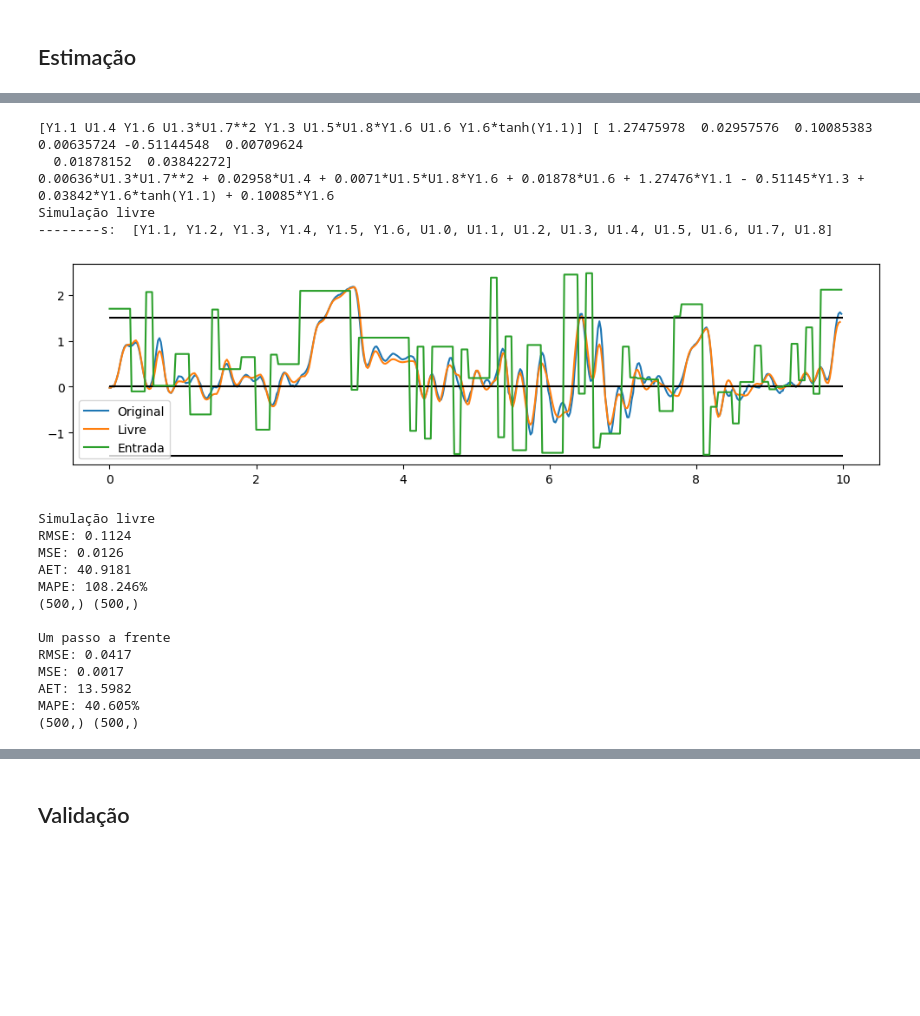
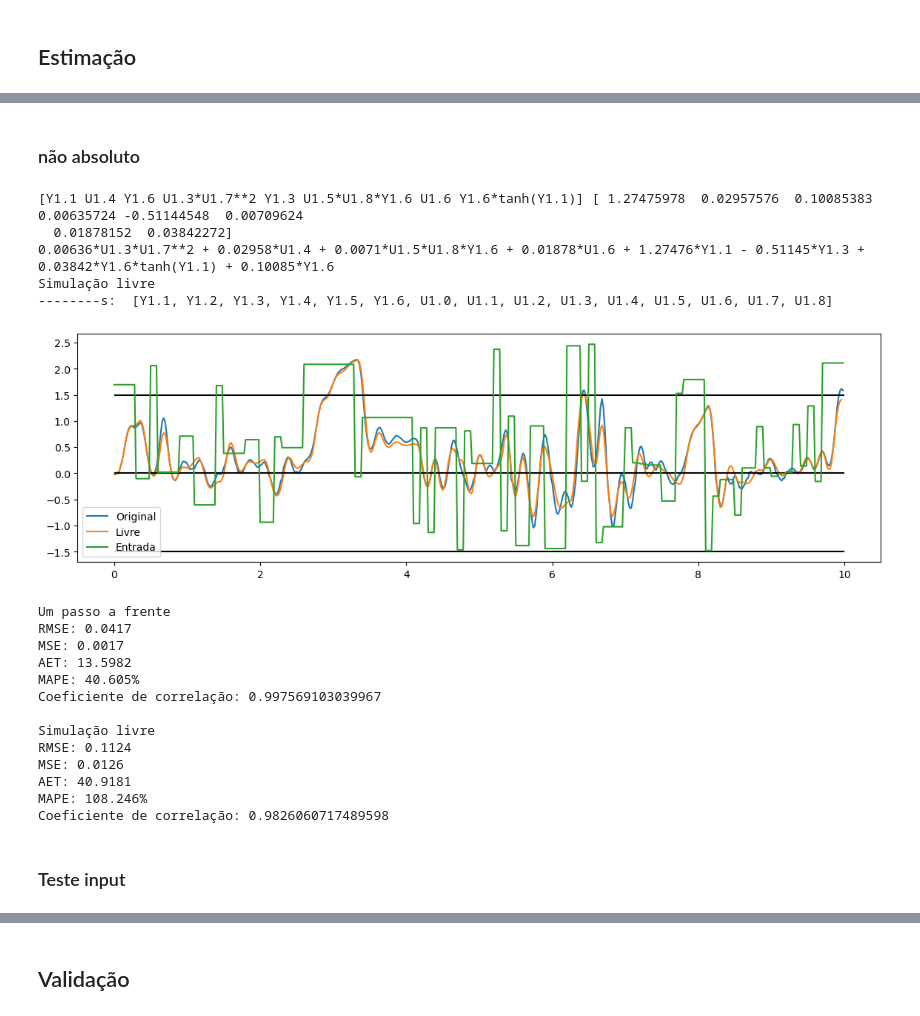
Before and after one commit to JonhLucas/NARX_MISO, a Jupyter notebook: simpleNarx/couplemotor.ipynb, the cells around one changed output, grey strips where cells are left out. Cells and saved outputs as stored; diff of their text form; code cells hidden in the pictures; blank space fills up the shorter version.

```diff
--- a/simpleNarx/couplemotor.ipynb
+++ b/simpleNarx/couplemotor.ipynb
@@ -14,6 +14,7 @@ import sys
 sys.path.append("..")
 
 from structureSelector import *
+from structureSelector2 import structureSelectorV2
 from methods.utils.utilities import *
 
 def metrics(y, yest):
@@ -24,15 +25,14 @@ def metrics(y, yest):
     rmse = np.sqrt(mse)
     aet = np.sum(np.abs(residuo1))
     print('RMSE:', round(rmse, 4),'\nMSE:', round(mse, 4), '\nAET:', round(aet, 4), '\nMAPE:', str(round(mape, 5)) + '%')
-    coeficiente_hat = np.corrcoef(y, yest)[0, 1]
-    coeficiente_livre = np.corrcoef(y, yest)[0, 1]
-    print(coeficiente_hat, coeficiente_livre)
+    coeficiente_corr = np.corrcoef(y, yest)[0, 1]
+    print("Coeficiente de correlação:", coeficiente_corr)
     #print(y.shape, yest.shape)
 
 mat_content1 = sc.loadmat("../data/DATAPRBS.MAT")
 
 u1 = mat_content1['u2']
-z1 = mat_content1['z2']
+z1 = mat_content1['z2'] / 5.5
 
 zc1 = z1.copy()
 l1 = np.array([33, 57, 77, 92, 107, 133, 162, 197, 232, 273, 293, 307, 337, 372, 388, 407, 437, 452, 473])
@@ -67,7 +65,7 @@ x3 = np.zeros(z1.shape)
 c = np.array([[5017, -19.61, -504.2, -2747],
               [4015, -17.96, -463.7, -2094],
                [5174, -20.52, -512.5, -2931]])
-j = 1
+j = 2
 for i in range(1, z1.shape[0]):
     dx3 = c[j][0] * U[i-1] + c[j][1] * x3[i-1] + c[j][2] * x2[i-1] + c[j][3] * x1[i-1]
     x3[i] = x3[i-1] + Ts * dx3
@@ -281,3 +223,30 @@ fig.show()'''
 # %% [output]
 dict_keys(['u11', 'u12', 'z11', 'z12'])
 "fig=px.line(x=t, y=np.squeeze(z12), height=400, width=1300)\nfig.add_scatter(x=t, y=np.squeeze(z12), mode='lines')\nfig.add_scatter(x=t, y=np.squeeze(u12), mode='lines')\nfig.show()"
+# %%
+'''Y = np.zeros(z11.shape)
+U = u12.copy()
+Ts = 0.02
+
+x1 = np.zeros(z1.shape)
+x2 = np.zeros(z1.shape)
+x3 = np.zeros(z1.shape)
+
+c = np.array([[2132, -24.83, -548.0, -2609],
+                [2567, -23.93, -627.4, -3293],
+                [2922, -27.09, -668.9, -3834],
+                [4186, -41.64, -870.8, -5684],
+                [10370, -124.9, -2694, -23220]])
+j = 2
+for i in range(1, z1.shape[0]):
+    dx3 = c[j][0] * U[i-1] + c[j][1] * x3[i-1] + c[j][2] * x2[i-1] + c[j][3] * x1[i-1]
+    x3[i] = x3[i-1] + Ts * dx3
+    x2[i] = x2[i-1] + Ts * x3[i][0]
+    x1[i] = x1[i-1] + Ts * x2[i][0]
+
+tt = np.arange(0, 10, 0.02)
+plt.figure(figsize=(14,3))
+plt.plot(tt, zc12, label='Original')
+plt.plot(tt, x1)
+plt.hlines(y=0, xmin=0, xmax=10, color='black')
+plt.show() '''
@@ -450,3 +471,5 @@ MAPE: 28.392%
+# %% [markdown]
+### não absoluto
 # %%
 output = 0  # 0 ou 1
 
@@ -469,47 +492,50 @@ theta = LSM(y[pad:, output], psi)
 model = ss[selected]
 
 print(model, theta)
 print(model @ np.round(theta, 5))
 
 slivre = sselector.predict(u.T, y.T, theta, ss[selected], params[output]['nb'], params[output]['na'], output, params[output]['delay'], params[output]['diff'], dt=0.1, intg=False)
 yhat = sselector.oneStepForward(u.T, y.T, theta, ss[selected], params[output]['nb'], params[output]['na'], output, params[output]['diff'], dt=0.1, intg=False)
 
 
 fim = -1
 s = 0#t-20
 ts = np.arange(0, 10, 0.02)
-plt.figure(figsize=(12,3))
+plt.figure(figsize=(14, 4))
 plt.plot(ts, y, label='Original')
 #plt.plot(ts[s:fim], yhat[s:fim], label='um passo a frente')
 plt.plot(ts[s:fim], slivre[s:fim], label='Livre')
 plt.hlines([1.5, 0, -1.5], 0, 10, colors='black')
 plt.plot(ts, u, label='Entrada')
 plt.legend()
 plt.show()
 
+print("\nUm passo a frente")
+metrics(y[:, 0], yhat)
 print("\nSimulação livre")
 metrics(y[:, 0], slivre)
-print("\nUm passo a frente")
-metrics(y[:, 0], yhat)
+
 #Y1.1 Y1.2 Y1.4 U1.3 U1.4*Y1.1 Y1.3 Y1.6*tanh(Y1.1) U1.5*U1.6
 #Y1.1 Y1.2 Y1.6 U1.3*U1.7**2 U1.4 Y1.3 U1.6*Y1.6 U1.1*U1.7*tanh(U1.1)
 # %% [output]
 [Y1.1 U1.4 Y1.6 U1.3*U1.7**2 Y1.3 U1.5*U1.8*Y1.6 U1.6 Y1.6*tanh(Y1.1)] [ 1.27475978  0.02957576  0.10085383  0.00635724 -0.51144548  0.00709624
   0.01878152  0.03842272]
 0.00636*U1.3*U1.7**2 + 0.02958*U1.4 + 0.0071*U1.5*U1.8*Y1.6 + 0.01878*U1.6 + 1.27476*Y1.1 - 0.51145*Y1.3 + 0.03842*Y1.6*tanh(Y1.1) + 0.10085*Y1.6
 Simulação livre
 --------s:  [Y1.1, Y1.2, Y1.3, Y1.4, Y1.5, Y1.6, U1.0, U1.1, U1.2, U1.3, U1.4, U1.5, U1.6, U1.7, U1.8]
-[figure, old version]
+[figure, new version]
+Um passo a frente
+RMSE: 0.0417
+MSE: 0.0017
+AET: 13.5982
+MAPE: 40.605%
+Coeficiente de correlação: 0.997569103039967
+
 Simulação livre
 RMSE: 0.1124
 MSE: 0.0126
 AET: 40.9181
 MAPE: 108.246%
-(500,) (500,)
-
-Um passo a frente
-RMSE: 0.0417
-MSE: 0.0017
-AET: 13.5982
-MAPE: 40.605%
-(500,) (500,)
+Coeficiente de correlação: 0.9826060717489598
+# %% [markdown]
+### Teste input
```
Also changed, not shown: parts of 23 cells of this notebook, 20 other files.
